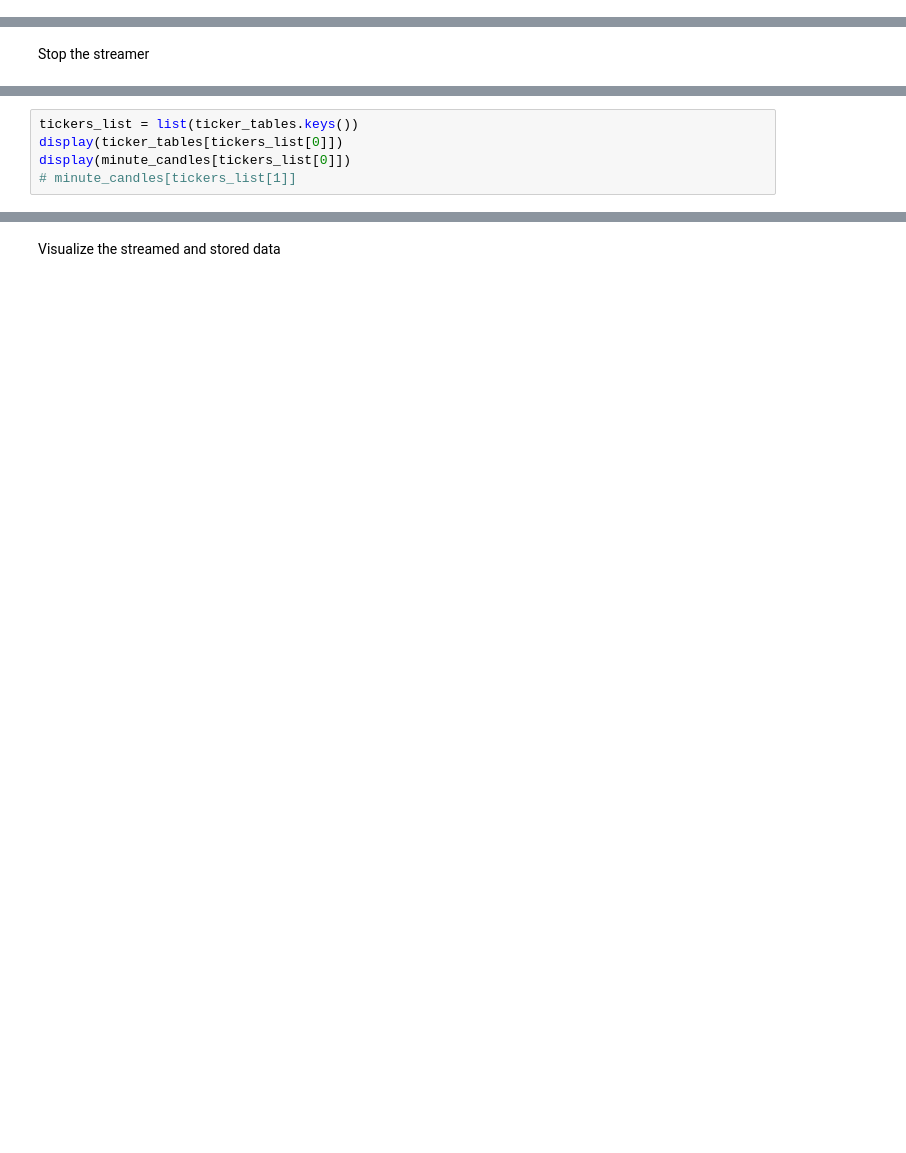
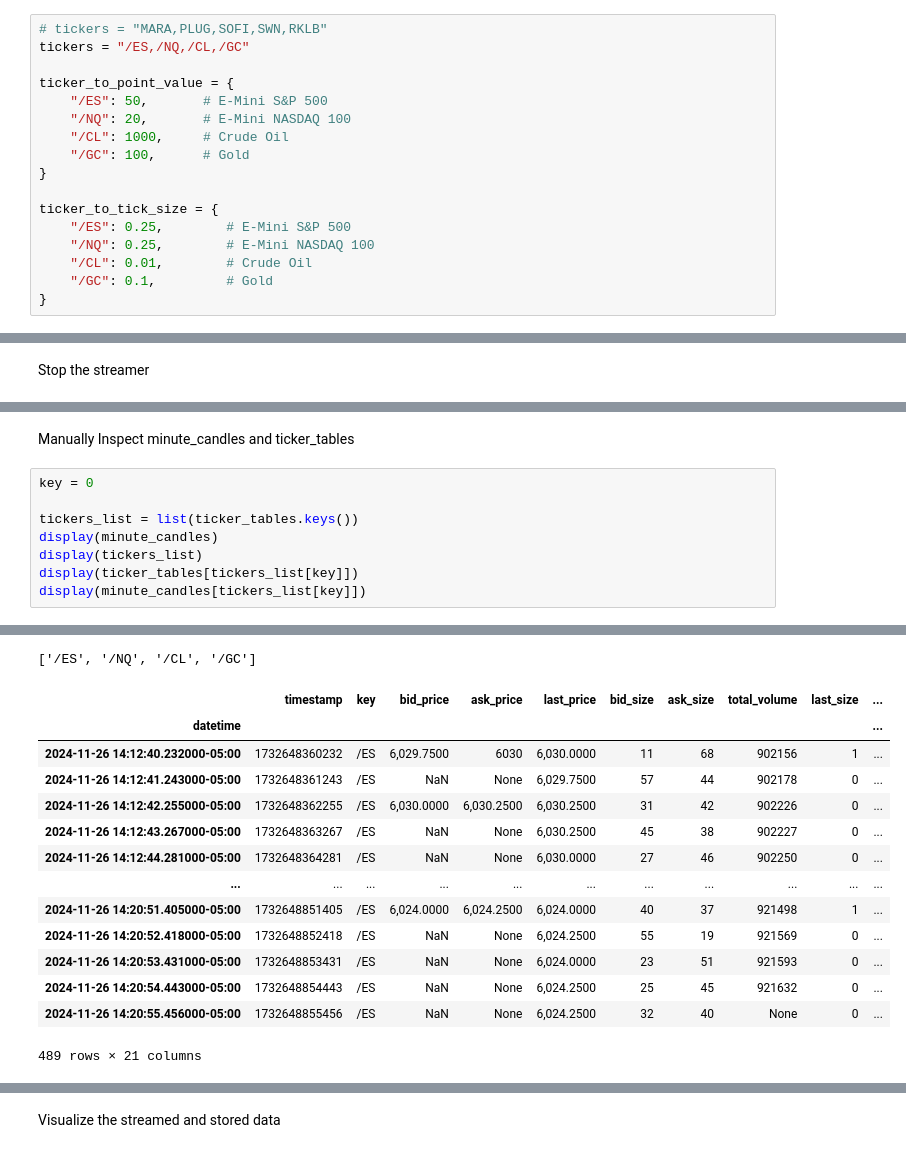
Before and after one commit to ReeseMcD989/Schwab-API-Quant-Projects, a Jupyter notebook: examples/trade_simulator_save_point.ipynb, the cells around one changed output, grey strips where cells are left out. Saved outputs shown, nothing was run; the diff lists cells and outputs as text; blank space fills up the shorter version.

Commit message:
Save Point Dec 21

```diff
--- a/examples/trade_simulator_save_point.ipynb
+++ b/examples/trade_simulator_save_point.ipynb
@@ -77,0 +75,17 @@ tickers = "/ES,/NQ"
+# %%
+# tickers = "MARA,PLUG,SOFI,SWN,RKLB"
+tickers = "/ES,/NQ,/CL,/GC"
+
+ticker_to_point_value = {
+    "/ES": 50,       # E-Mini S&P 500
+    "/NQ": 20,       # E-Mini NASDAQ 100
+    "/CL": 1000,     # Crude Oil
+    "/GC": 100,      # Gold
+}
+
+ticker_to_tick_size = {
+    "/ES": 0.25,        # E-Mini S&P 500
+    "/NQ": 0.25,        # E-Mini NASDAQ 100
+    "/CL": 0.01,        # Crude Oil
+    "/GC": 0.1,         # Gold
+}
@@ -881,5 +1396,11 @@ streamer.stop(clear_subscriptions=True)
+# %% [markdown]
+Manually Inspect minute_candles and ticker_tables
 # %%
+key = 0
+
 tickers_list = list(ticker_tables.keys())
-display(ticker_tables[tickers_list[0]])
-display(minute_candles[tickers_list[0]])
-# minute_candles[tickers_list[1]]
+display(minute_candles)
+display(tickers_list)
+display(ticker_tables[tickers_list[key]])
+display(minute_candles[tickers_list[key]])
+# %% [output]
@@ -885,0 +1424,15 @@ display(minute_candles[tickers_list[0]])
+['/ES', '/NQ', '/CL', '/GC']
+|  | timestamp | key | bid_price | ask_price | last_price | bid_size | ask_size | total_volume | last_size | ... |
+| datetime |  |  |  |  |  |  |  |  |  | ... |
+| 2024-11-26 14:12:40.232000-05:00 | 1732648360232 | /ES | 6,029.7500 | 6030 | 6,030.0000 | 11 | 68 | 902156 | 1 | ... |
+| 2024-11-26 14:12:41.243000-05:00 | 1732648361243 | /ES | NaN | None | 6,029.7500 | 57 | 44 | 902178 | 0 | ... |
+| 2024-11-26 14:12:42.255000-05:00 | 1732648362255 | /ES | 6,030.0000 | 6,030.2500 | 6,030.2500 | 31 | 42 | 902226 | 0 | ... |
+| 2024-11-26 14:12:43.267000-05:00 | 1732648363267 | /ES | NaN | None | 6,030.2500 | 45 | 38 | 902227 | 0 | ... |
+| 2024-11-26 14:12:44.281000-05:00 | 1732648364281 | /ES | NaN | None | 6,030.0000 | 27 | 46 | 902250 | 0 | ... |
+| ... | ... | ... | ... | ... | ... | ... | ... | ... | ... | ... |
+| 2024-11-26 14:20:51.405000-05:00 | 1732648851405 | /ES | 6,024.0000 | 6,024.2500 | 6,024.0000 | 40 | 37 | 921498 | 1 | ... |
+| 2024-11-26 14:20:52.418000-05:00 | 1732648852418 | /ES | NaN | None | 6,024.2500 | 55 | 19 | 921569 | 0 | ... |
+| 2024-11-26 14:20:53.431000-05:00 | 1732648853431 | /ES | NaN | None | 6,024.0000 | 23 | 51 | 921593 | 0 | ... |
+| 2024-11-26 14:20:54.443000-05:00 | 1732648854443 | /ES | NaN | None | 6,024.2500 | 25 | 45 | 921632 | 0 | ... |
+| 2024-11-26 14:20:55.456000-05:00 | 1732648855456 | /ES | NaN | None | 6,024.2500 | 32 | 40 | None | 0 | ... |
+489 rows × 21 columns
```
Also changed, not shown: parts of 93 cells of this notebook, 3 other files.
